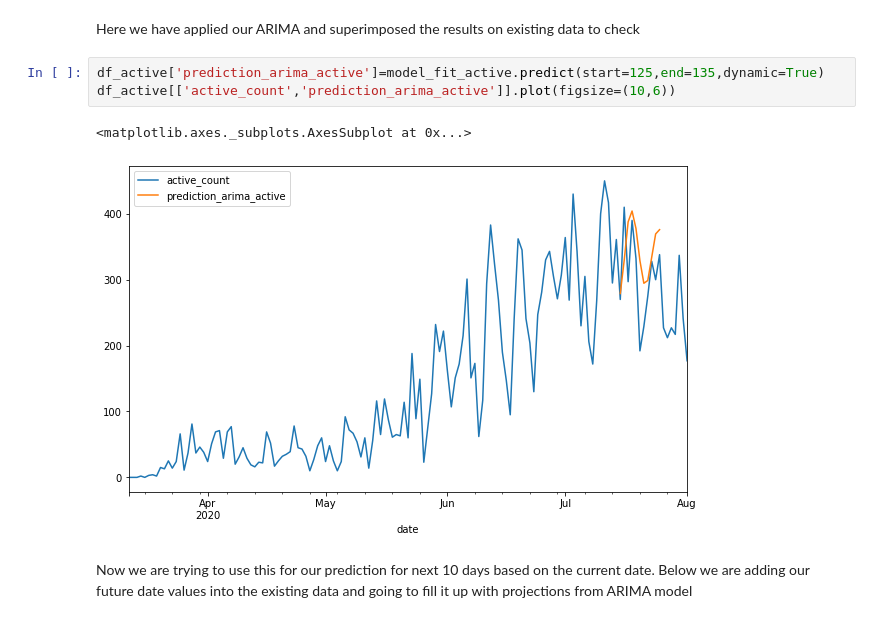
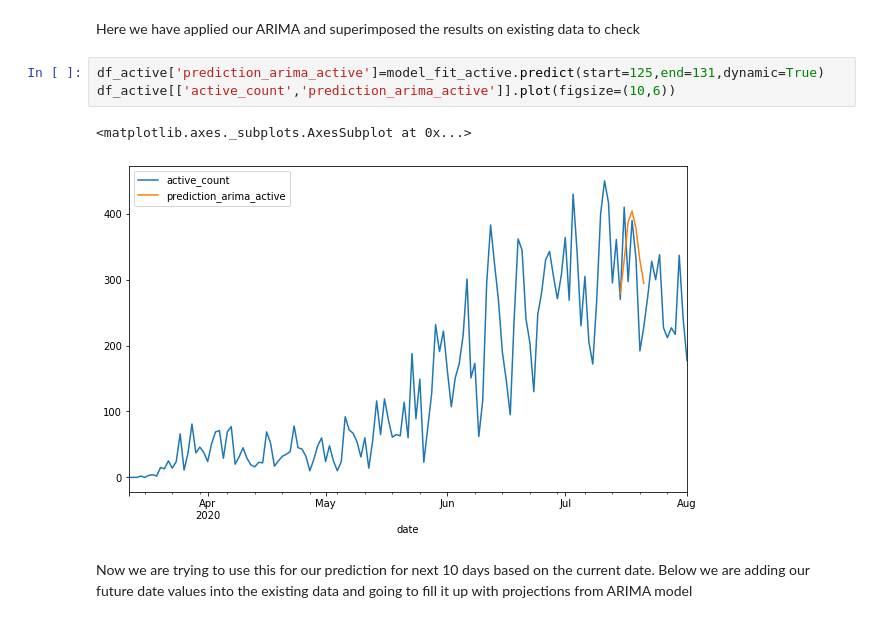
Before and after one commit to SupriyaChinthakuntla/KDD, a Jupyter notebook: Group_Project_KDD.ipynb, the cells around one changed output. Cells and saved outputs as stored; diff of their text form.

```diff
--- a/Group_Project_KDD.ipynb
+++ b/Group_Project_KDD.ipynb
@@ -494,11 +496,11 @@ Name: active_count, Length: 143, dtype: float64
 # %% [markdown]
 Here we have applied our ARIMA and superimposed the results on existing data to check
 # %%
-df_active['prediction_arima_active']=model_fit_active.predict(start=125,end=135,dynamic=True)
+df_active['prediction_arima_active']=model_fit_active.predict(start=125,end=131,dynamic=True)
 df_active[['active_count','prediction_arima_active']].plot(figsize=(10,6))
 # %% [output]
 <matplotlib.axes._subplots.AxesSubplot at 0x...>
-[figure, old version]
+[figure, new version]
 # %% [markdown]
 Now we are trying to use this for our prediction for next 10 days based on the current date. Below we are adding our future date values into the existing data and going to fill it up with projections from ARIMA model
 # %%
```
Also changed, not shown: parts of 17 cells of this notebook.
